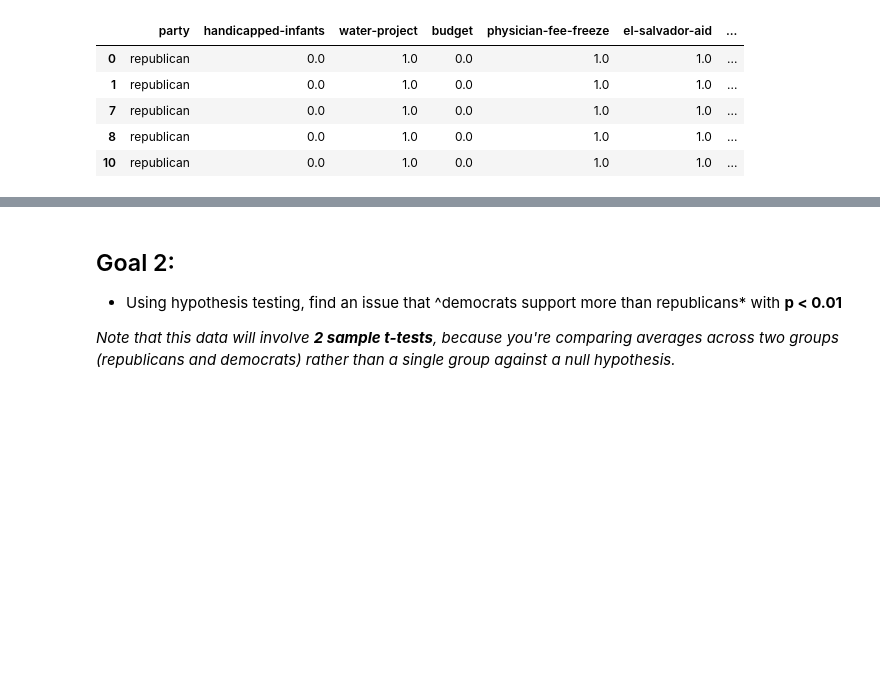
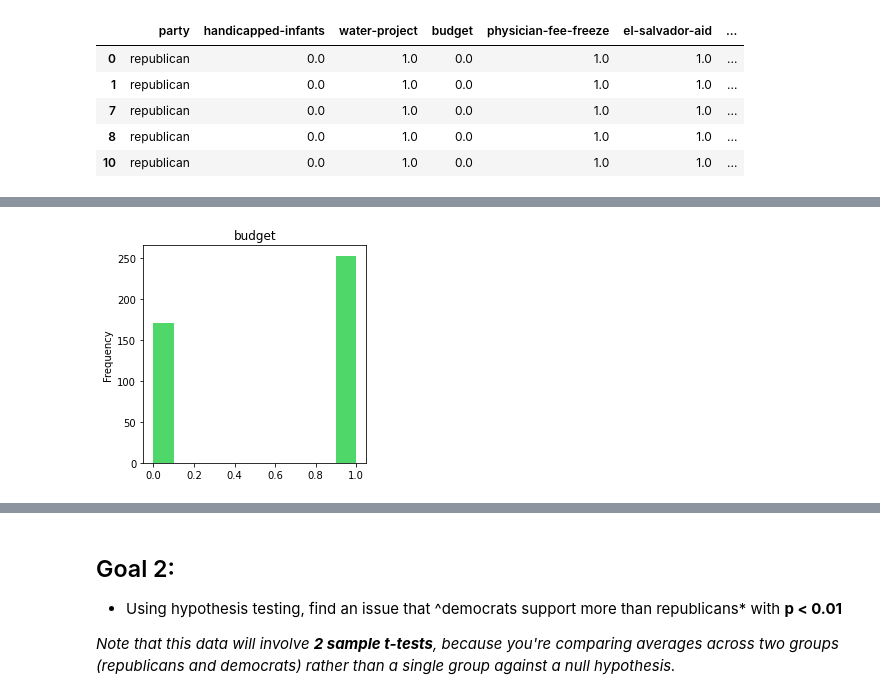
Before and after one commit to rawalk/DS-Unit-1-Sprint-2-Statistics, a Jupyter notebook: module1/LS_DS_121_Statistics_Probability_Assignment.ipynb, the cells around one changed output, grey strips where cells are left out. Cells and saved outputs as stored; diff of their text form; code cells hidden in the pictures; blank space fills up the shorter version.

```diff
--- a/module1/LS_DS_121_Statistics_Probability_Assignment.ipynb
+++ b/module1/LS_DS_121_Statistics_Probability_Assignment.ipynb
@@ -143,0 +160,5 @@ rep_vote_info.head()
+# %%
+hw_df_recode['budget'].plot(kind='hist', figsize=(4,4), color='#3DD359', alpha=0.9, title='budget');
+# (0:1 == more yes than no's)
+# %% [output]
+[figure, added]
```
Also changed, not shown: parts of 17 cells of this notebook.
